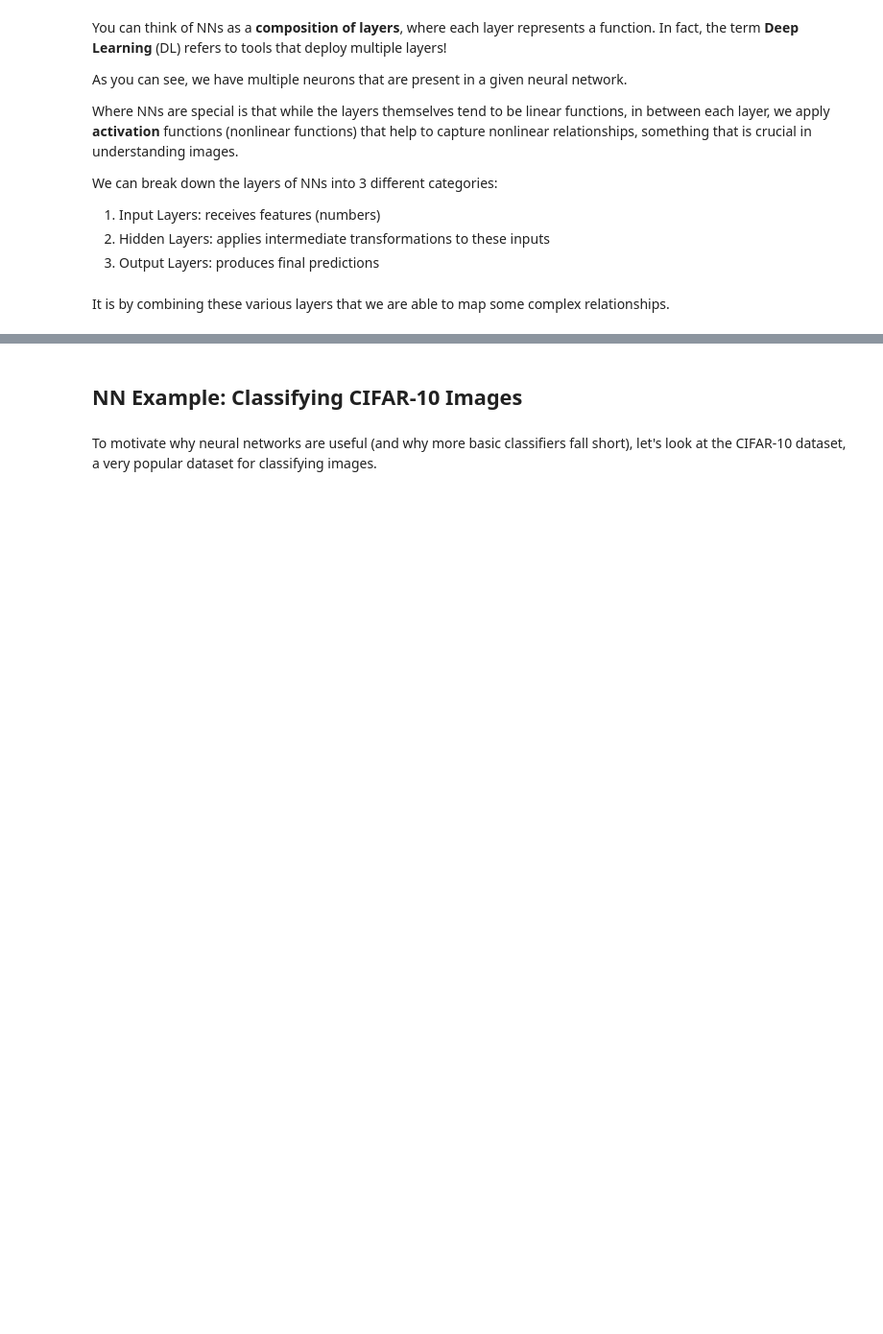
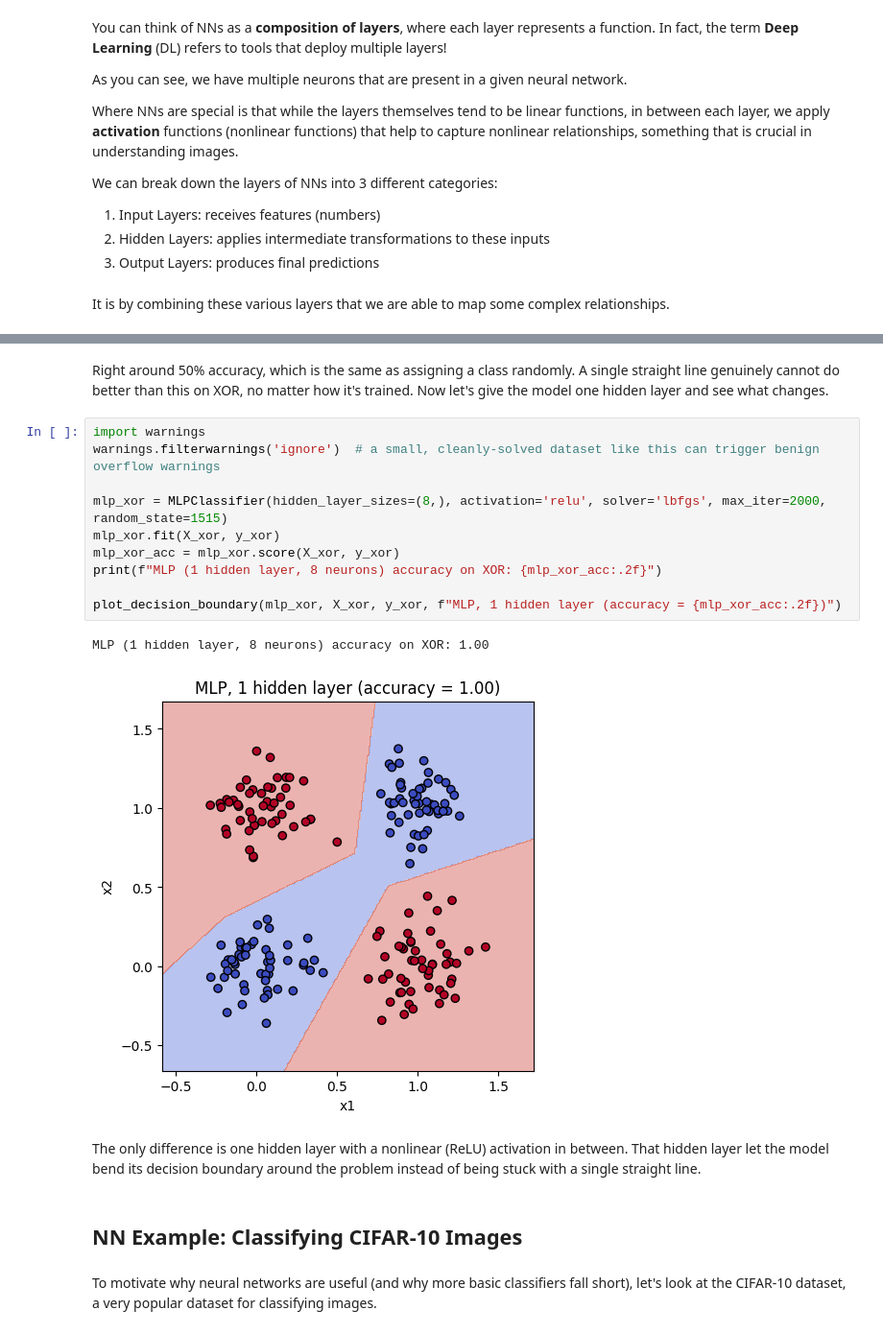
Before and after one commit to nickmelamed/mortorq_instruction, a Jupyter notebook: ml_resources/cv_primer/03-neural-networks.ipynb, the cells around one changed output, grey strips where cells are left out. Shown at 96% size. Drawn from its saved outputs; the diff is of its cells as text; blank space fills up the shorter version.

```diff
--- a/ml_resources/cv_primer/03-neural-networks.ipynb
+++ b/ml_resources/cv_primer/03-neural-networks.ipynb
@@ -84,3 +144,20 @@ It is by combining these various layers that we are able to map some complex rel
+# %% [markdown]
+Right around 50% accuracy, which is the same as assigning a class randomly. A single straight line genuinely cannot do better than this on XOR, no matter how it's trained. Now let's give the model one hidden layer and see what changes.
+# %%
+import warnings
+warnings.filterwarnings('ignore')  # a small, cleanly-solved dataset like this can trigger benign overflow warnings
+
+mlp_xor = MLPClassifier(hidden_layer_sizes=(8,), activation='relu', solver='lbfgs', max_iter=2000, random_state=1515)
+mlp_xor.fit(X_xor, y_xor)
+mlp_xor_acc = mlp_xor.score(X_xor, y_xor)
+print(f"MLP (1 hidden layer, 8 neurons) accuracy on XOR: {mlp_xor_acc:.2f}")
+
+plot_decision_boundary(mlp_xor, X_xor, y_xor, f"MLP, 1 hidden layer (accuracy = {mlp_xor_acc:.2f})")
+# %% [output]
+MLP (1 hidden layer, 8 neurons) accuracy on XOR: 1.00
+[figure, added]
+# %% [markdown]
+The only difference is one hidden layer with a nonlinear (ReLU) activation in between. That hidden layer let the model bend its decision boundary around the problem instead of being stuck with a single straight line.
 # %% [markdown]
 ## NN Example: Classifying CIFAR-10 Images
 # %% [markdown]
```
Also changed, not shown: parts of 14 cells of this notebook, 6 other files.
